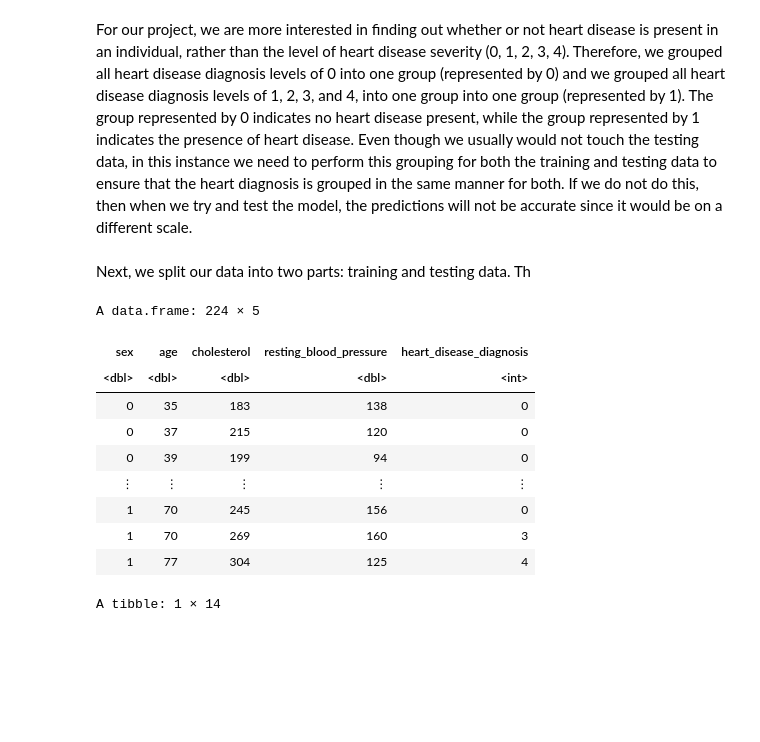
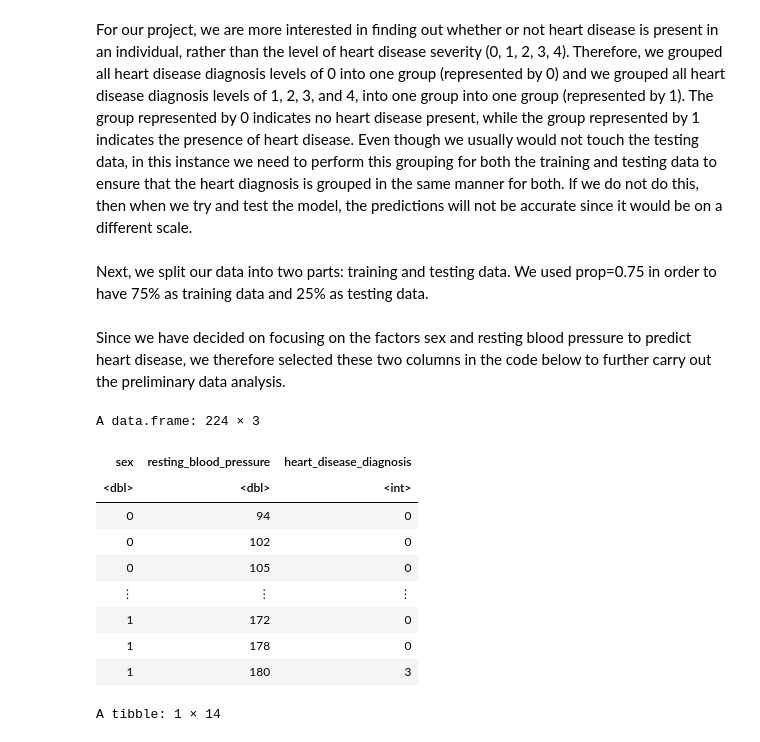
Before and after one commit to ck2671/dsci-100-2022w2-group-35, a Jupyter notebook: Heart Disease Project.ipynb, the cells around one changed output. Cells and saved outputs as stored; diff of their text form; code cells hidden in the pictures; blank space fills up the shorter version.

```diff
--- a/Heart Disease Project.ipynb
+++ b/Heart Disease Project.ipynb
@@ -70,28 +70,29 @@ heart_data_grouped <- heart_data |>
                         mutate(new_heart_binary=ifelse(heart_disease_diagnosis %in% c(1, 2, 3, 4), 1, 0)) |>
                         mutate(new_heart_binary = as.factor(new_heart_binary))
 # %% [markdown]
-Next, we split our data into two parts: training and testing data. Th
+Next, we split our data into two parts: training and testing data. We used prop=0.75 in order to have 75% as training data and 25% as testing data.
 # %%
 set.seed(20)
 heart_split <- initial_split(heart_data_grouped, prop=0.75, strata=resting_blood_pressure)
     heart_train <- training(heart_split)
     heart_test <- testing(heart_split)
+# %% [markdown]
+Since we have decided on focusing on the factors sex and resting blood pressure to predict heart disease, we therefore selected these two columns in the code below to further carry out the preliminary data analysis.
 # %%
-#Selected columns (sex, resting blood pressure, and heart_disease_diagnosis) from heart data.
-heart_train_selected <- select(heart_train, sex, age, cholesterol, resting_blood_pressure, heart_disease_diagnosis) |>
-                        arrange(sex, age, resting_blood_pressure)
+heart_train_selected <- select(heart_train, sex, resting_blood_pressure, heart_disease_diagnosis) |>
+                        arrange(sex, resting_blood_pressure)
 heart_train_selected
 # %% [output]
-A data.frame: 224 × 5
+A data.frame: 224 × 3
-| sex | age | cholesterol | resting_blood_pressure | heart_disease_diagnosis |
-| <dbl> | <dbl> | <dbl> | <dbl> | <int> |
-| 0 | 35 | 183 | 138 | 0 |
-| 0 | 37 | 215 | 120 | 0 |
-| 0 | 39 | 199 | 94 | 0 |
-| ⋮ | ⋮ | ⋮ | ⋮ | ⋮ |
-| 1 | 70 | 245 | 156 | 0 |
-| 1 | 70 | 269 | 160 | 3 |
-| 1 | 77 | 304 | 125 | 4 |
+| sex | resting_blood_pressure | heart_disease_diagnosis |
+| <dbl> | <dbl> | <int> |
+| 0 | 94 | 0 |
+| 0 | 102 | 0 |
+| 0 | 105 | 0 |
+| ⋮ | ⋮ | ⋮ |
+| 1 | 172 | 0 |
+| 1 | 178 | 0 |
+| 1 | 180 | 3 |
 # %%
 #Table 1:
 #Reporting the number of rows with missing data (NA's).
```
